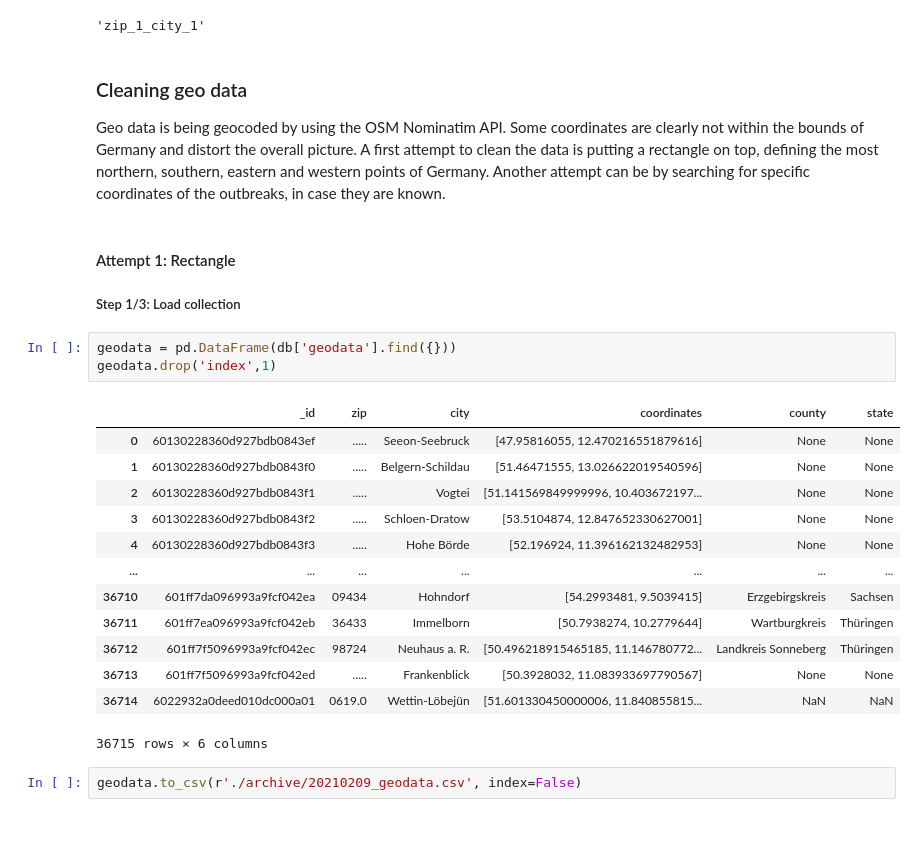
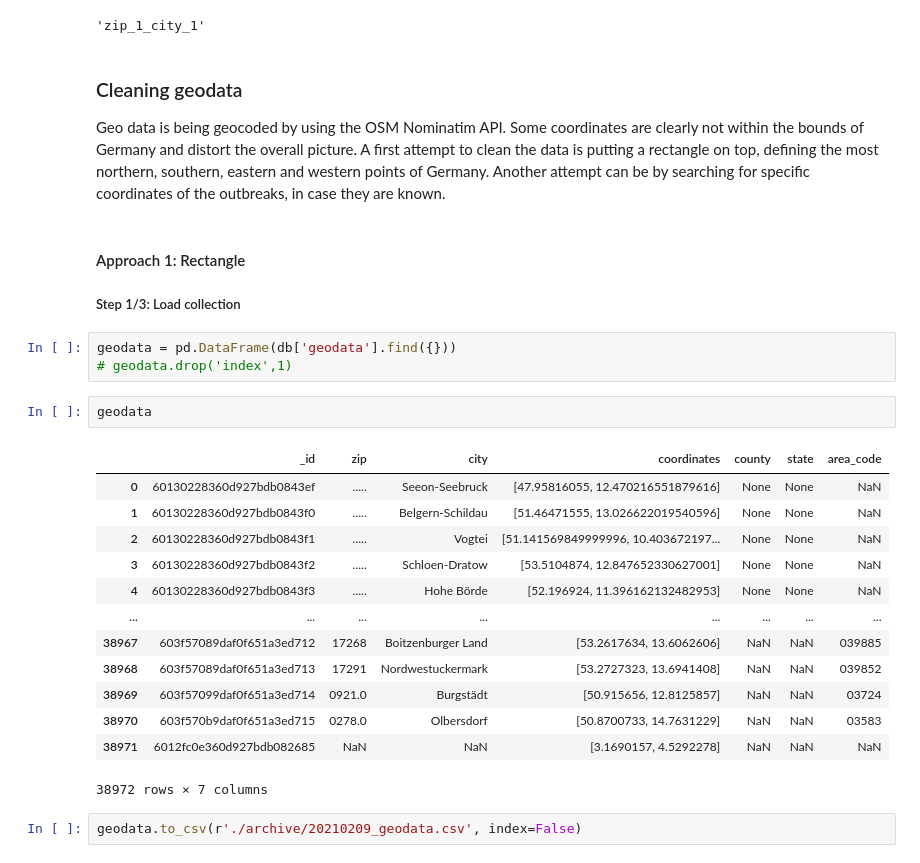
Before and after one commit to mayo-s/phonebookdiver, a Jupyter notebook: jupyter/phonebookdiver_notebook.ipynb, the cells around one changed output. Drawn from its saved outputs; the diff is of its cells as text; blank space fills up the shorter version.

```diff
--- a/jupyter/phonebookdiver_notebook.ipynb
+++ b/jupyter/phonebookdiver_notebook.ipynb
@@ -1520,31 +1624,33 @@ db.get_collection('geodata').create_index([('zip', 1), ('city', 1)])
 # %% [output]
 'zip_1_city_1'
 # %% [markdown]
-### Cleaning geo data
+### Cleaning geodata
 
 Geo data is being geocoded by using the OSM Nominatim API. Some coordinates are clearly not within the bounds of Germany and distort the overall picture.
 A first attempt to clean the data is putting a rectangle on top, defining the most northern, southern, eastern and western points of Germany.
 Another attempt can be by searching for specific coordinates of the outbreaks, in case they are known.
 # %% [markdown]
-#### Attempt 1: Rectangle
+#### Approach 1: Rectangle
 ##### Step 1/3: Load collection
 # %%
 geodata = pd.DataFrame(db['geodata'].find({}))
-geodata.drop('index',1)
+# geodata.drop('index',1)
-# %% [output]
-|  | _id | zip | city | coordinates | county | state |
-| 0 | 60130228360d927bdb0843ef | ..... | Seeon-Seebruck | [47.95816055, 12.470216551879616] | None | None |
-| 1 | 60130228360d927bdb0843f0 | ..... | Belgern-Schildau | [51.46471555, 13.026622019540596] | None | None |
-| 2 | 60130228360d927bdb0843f1 | ..... | Vogtei | [51.141569849999996, 10.403672197... | None | None |
-| 3 | 60130228360d927bdb0843f2 | ..... | Schloen-Dratow | [53.5104874, 12.847652330627001] | None | None |
-| 4 | 60130228360d927bdb0843f3 | ..... | Hohe Börde | [52.196924, 11.396162132482953] | None | None |
-| ... | ... | ... | ... | ... | ... | ... |
-| 36710 | 601ff7da096993a9fcf042ea | 09434 | Hohndorf | [54.2993481, 9.5039415] | Erzgebirgskreis | Sachsen |
-| 36711 | 601ff7ea096993a9fcf042eb | 36433 | Immelborn | [50.7938274, 10.2779644] | Wartburgkreis | Thüringen |
-| 36712 | 601ff7f5096993a9fcf042ec | 98724 | Neuhaus a. R. | [50.496218915465185, 11.146780772... | Landkreis Sonneberg | Thüringen |
-| 36713 | 601ff7f5096993a9fcf042ed | ..... | Frankenblick | [50.3928032, 11.083933697790567] | None | None |
-| 36714 | 6022932a0deed010dc000a01 | 0619.0 | Wettin-Löbejün | [51.601330450000006, 11.840855815... | NaN | NaN |
-36715 rows × 6 columns
+# %%
+geodata
+# %% [output]
+|  | _id | zip | city | coordinates | county | state | area_code |
+| 0 | 60130228360d927bdb0843ef | ..... | Seeon-Seebruck | [47.95816055, 12.470216551879616] | None | None | NaN |
+| 1 | 60130228360d927bdb0843f0 | ..... | Belgern-Schildau | [51.46471555, 13.026622019540596] | None | None | NaN |
+| 2 | 60130228360d927bdb0843f1 | ..... | Vogtei | [51.141569849999996, 10.403672197... | None | None | NaN |
+| 3 | 60130228360d927bdb0843f2 | ..... | Schloen-Dratow | [53.5104874, 12.847652330627001] | None | None | NaN |
+| 4 | 60130228360d927bdb0843f3 | ..... | Hohe Börde | [52.196924, 11.396162132482953] | None | None | NaN |
+| ... | ... | ... | ... | ... | ... | ... | ... |
+| 38967 | 603f57089daf0f651a3ed712 | 17268 | Boitzenburger Land | [53.2617634, 13.6062606] | NaN | NaN | 039885 |
+| 38968 | 603f57089daf0f651a3ed713 | 17291 | Nordwestuckermark | [53.2727323, 13.6941408] | NaN | NaN | 039852 |
+| 38969 | 603f57099daf0f651a3ed714 | 0921.0 | Burgstädt | [50.915656, 12.8125857] | NaN | NaN | 03724 |
+| 38970 | 603f570b9daf0f651a3ed715 | 0278.0 | Olbersdorf | [50.8700733, 14.7631229] | NaN | NaN | 03583 |
+| 38971 | 6012fc0e360d927bdb082685 | NaN | NaN | [3.1690157, 4.5292278] | NaN | NaN | NaN |
+38972 rows × 7 columns
 # %%
 geodata.to_csv(r'./archive/20210209_geodata.csv', index=False)
 # %% [markdown]
```
Also changed, not shown: parts of 24 cells of this notebook.
